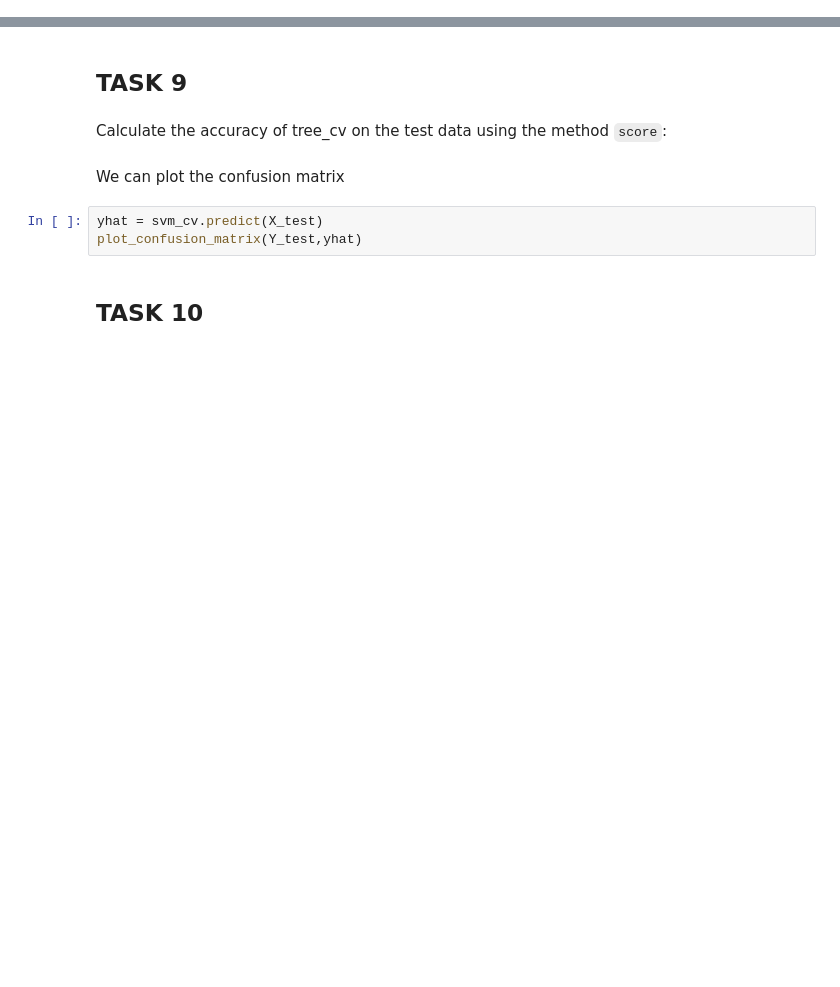
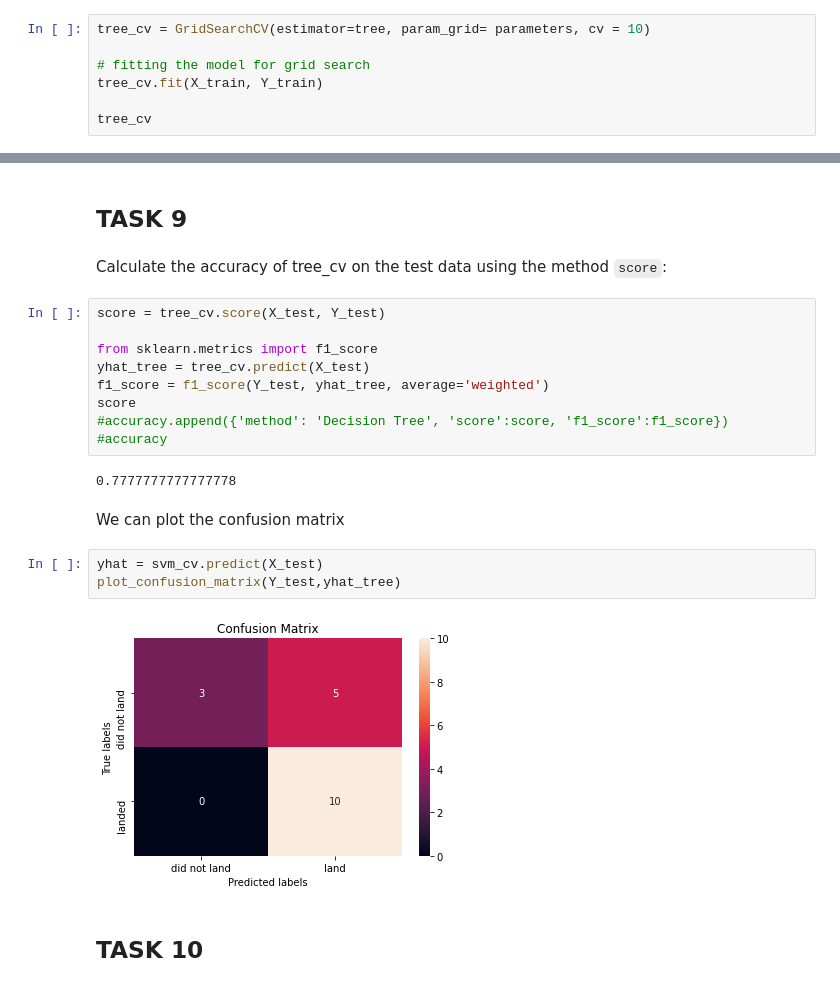
Before and after one commit to wanprabu/dsproject, a Jupyter notebook: Predictive Analysis.ipynb, the cells around one changed output, grey strips where cells are left out. Cells and saved outputs as stored; diff of their text form; blank space fills up the shorter version.

```diff
--- a/Predictive Analysis.ipynb
+++ b/Predictive Analysis.ipynb
@@ -178,3 +302,10 @@ parameters = {'criterion': ['gini', 'entropy'],
      'min_samples_split': [2, 5, 10]}
 
 tree = DecisionTreeClassifier()
+# %%
+tree_cv = GridSearchCV(estimator=tree, param_grid= parameters, cv = 10)
+
+# fitting the model for grid search
+tree_cv.fit(X_train, Y_train)
+
+tree_cv
@@ -185,11 +327,24 @@ print("accuracy :",tree_cv.best_score_)
 ## TASK  9
 # %% [markdown]
 Calculate the accuracy of tree_cv on the test data using the method <code>score</code>:
+# %%
+score = tree_cv.score(X_test, Y_test)
+
+from sklearn.metrics import f1_score
+yhat_tree = tree_cv.predict(X_test)
+f1_score = f1_score(Y_test, yhat_tree, average='weighted')
+score
+#accuracy.append({'method': 'Decision Tree', 'score':score, 'f1_score':f1_score})
+#accuracy
+# %% [output]
+0.7777777777777778
 # %% [markdown]
 We can plot the confusion matrix
 # %%
 yhat = svm_cv.predict(X_test)
-plot_confusion_matrix(Y_test,yhat)
+plot_confusion_matrix(Y_test,yhat_tree)
+# %% [output]
+[figure, added]
 # %% [markdown]
 ## TASK  10
 # %% [markdown]
```
Also changed, not shown: parts of 22 cells of this notebook.
